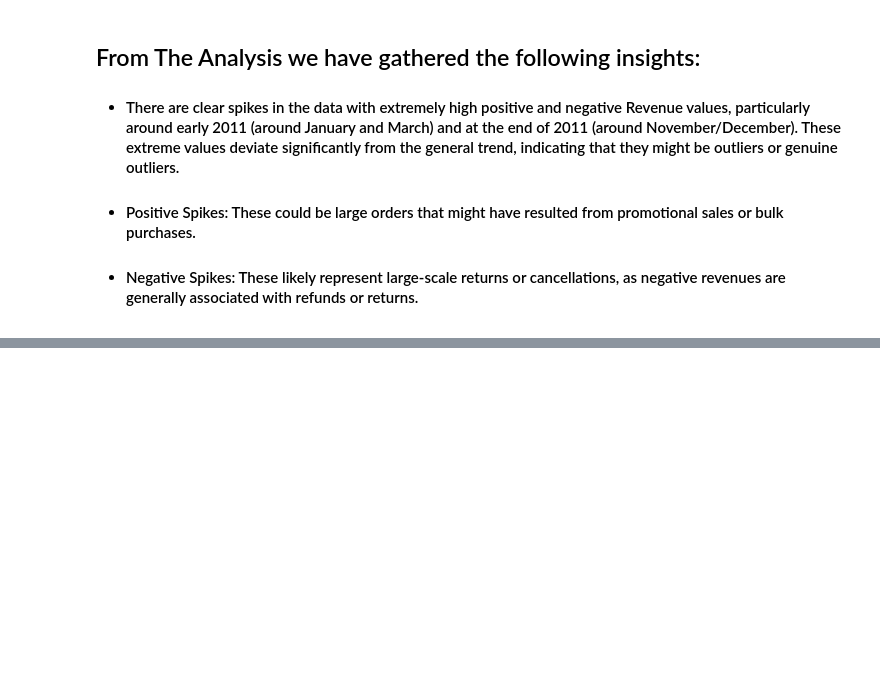
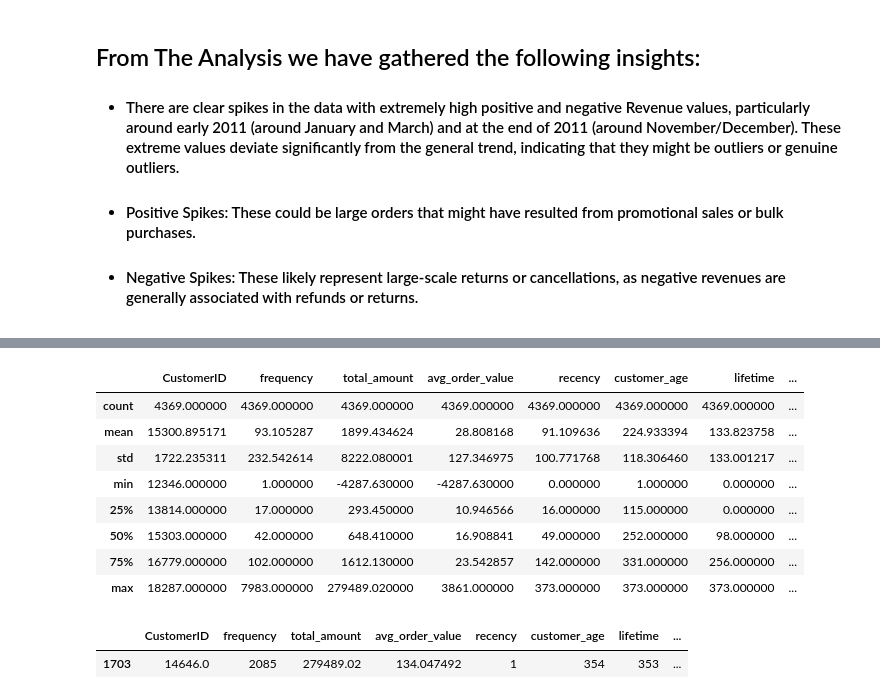
Before and after one commit to Kabyik-Kayal/customer-lifecycle-management, a Jupyter notebook: data_analysis/eda.ipynb, the cells around one changed output, grey strips where cells are left out. Cells and saved outputs as stored; diff of their text form; code cells hidden in the pictures; blank space fills up the shorter version.

```diff
--- a/data_analysis/eda.ipynb
+++ b/data_analysis/eda.ipynb
@@ -219,3 +219,18 @@ analyzer.plot_time_series('InvoiceDate', 'Revenue')
 - #### Positive Spikes: These could be large orders that might have resulted from promotional sales or bulk purchases.
 
 - #### Negative Spikes: These likely represent large-scale returns or cancellations, as negative revenues are generally associated with refunds or returns.
+# %%
+import sys
+sys.path.append('..')
+
+df_cltv = df.copy()
+df_cltv['Revenue'] = df_cltv['Quantity'] * df_cltv['UnitPrice']
+
+from src.feature_engineering import FeatureEngineer, CLTVFeatureEngineering
+
+cltv_engineer = FeatureEngineer(CLTVFeatureEngineering(
+    customer_id_col="CustomerID",
+    date_col="InvoiceDate",
+    amount_col="Revenue"))
+
+df_cltv = cltv_engineer.apply_feature_engineering(df_cltv)
@@ -221,0 +269,17 @@ analyzer.plot_time_series('InvoiceDate', 'Revenue')
+# %%
+df_cltv.describe()
+# %% [output]
+|  | CustomerID | frequency | total_amount | avg_order_value | recency | customer_age | lifetime | ... |
+| count | 4369.000000 | 4369.000000 | 4369.000000 | 4369.000000 | 4369.000000 | 4369.000000 | 4369.000000 | ... |
+| mean | 15300.895171 | 93.105287 | 1899.434624 | 28.808168 | 91.109636 | 224.933394 | 133.823758 | ... |
+| std | 1722.235311 | 232.542614 | 8222.080001 | 127.346975 | 100.771768 | 118.306460 | 133.001217 | ... |
+| min | 12346.000000 | 1.000000 | -4287.630000 | -4287.630000 | 0.000000 | 1.000000 | 0.000000 | ... |
+| 25% | 13814.000000 | 17.000000 | 293.450000 | 10.946566 | 16.000000 | 115.000000 | 0.000000 | ... |
+| 50% | 15303.000000 | 42.000000 | 648.410000 | 16.908841 | 49.000000 | 252.000000 | 98.000000 | ... |
+| 75% | 16779.000000 | 102.000000 | 1612.130000 | 23.542857 | 142.000000 | 331.000000 | 256.000000 | ... |
+| max | 18287.000000 | 7983.000000 | 279489.020000 | 3861.000000 | 373.000000 | 373.000000 | 373.000000 | ... |
+# %%
+df_cltv[df_cltv["total_amount"] == df_cltv["total_amount"].max()]
+# %% [output]
+|  | CustomerID | frequency | total_amount | avg_order_value | recency | customer_age | lifetime | ... |
+| 1703 | 14646.0 | 2085 | 279489.02 | 134.047492 | 1 | 354 | 353 | ... |
```
Also changed, not shown: parts of 3 cells of this notebook, 17 other files.
